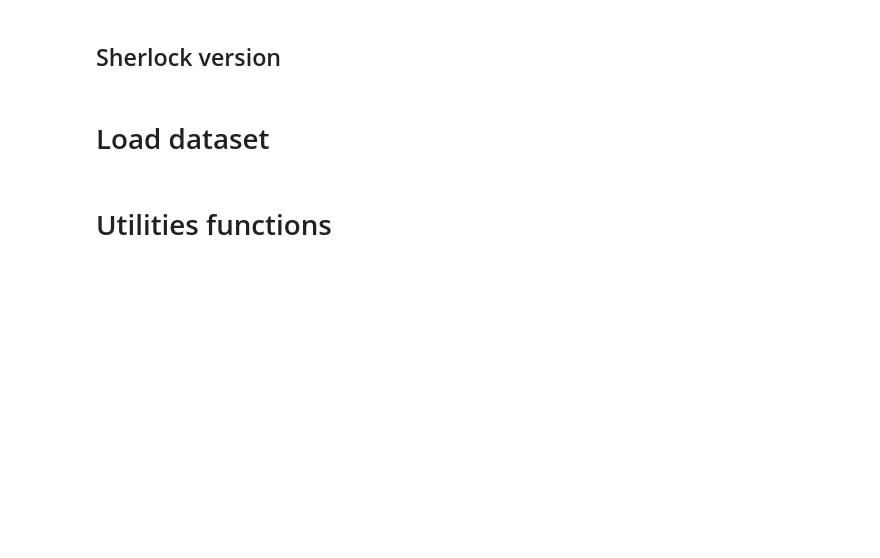
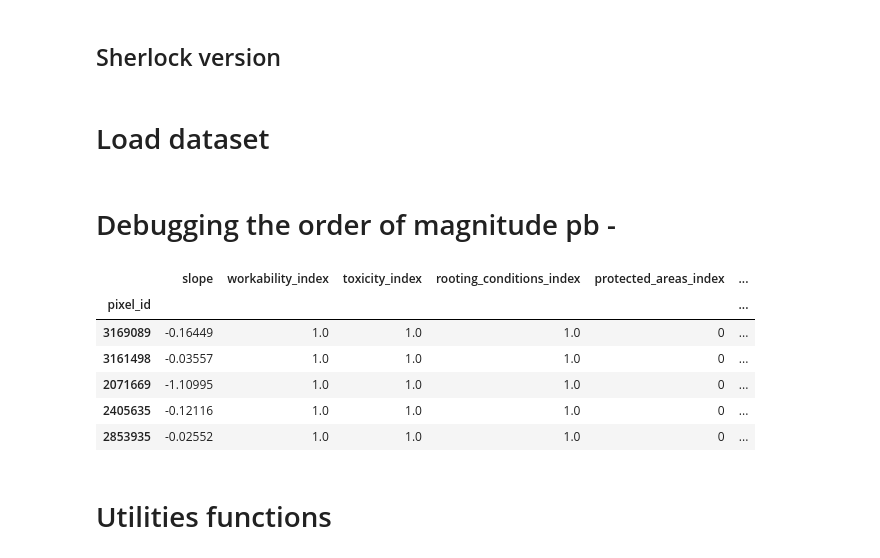
Before and after one commit to jandrewjohnson/ipbes_invest_crop_yield, a Jupyter notebook: nb2_Fit&Save_Models.ipynb, the cells around one changed output. Drawn from its saved outputs; the diff is of its cells as text; code cells hidden in the pictures; blank space fills up the shorter version.

```diff
--- a/nb2_Fit&Save_Models.ipynb
+++ b/nb2_Fit&Save_Models.ipynb
@@ -173,6 +173,18 @@ def load_data(subset=True):
         return df, X_validation, y_validation
 # %%
 df, X_validation, y_validation = load_data(subset=False)
+# %% [markdown]
+# Debugging the order of magnitude pb -
+# %%
+df.head()
+# %% [output]
+|  | slope | workability_index | toxicity_index | rooting_conditions_index | protected_areas_index | ... |
+| pixel_id |  |  |  |  |  | ... |
+| 3169089 | -0.16449 | 1.0 | 1.0 | 1.0 | 0 | ... |
+| 3161498 | -0.03557 | 1.0 | 1.0 | 1.0 | 0 | ... |
+| 2071669 | -1.10995 | 1.0 | 1.0 | 1.0 | 0 | ... |
+| 2405635 | -0.12116 | 1.0 | 1.0 | 1.0 | 0 | ... |
+| 2853935 | -0.02552 | 1.0 | 1.0 | 1.0 | 0 | ... |
 # %% [markdown]
 # Utilities functions
 # %% [markdown]
```
